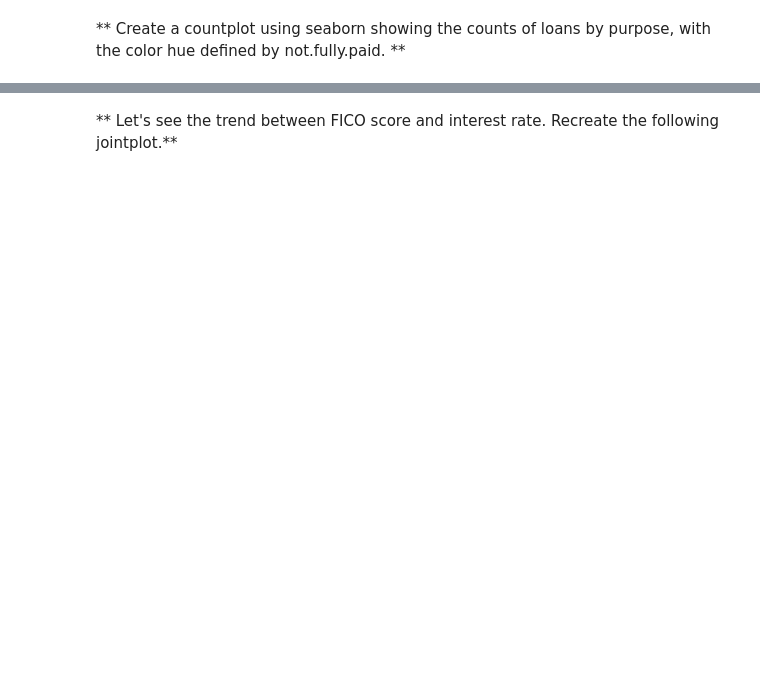
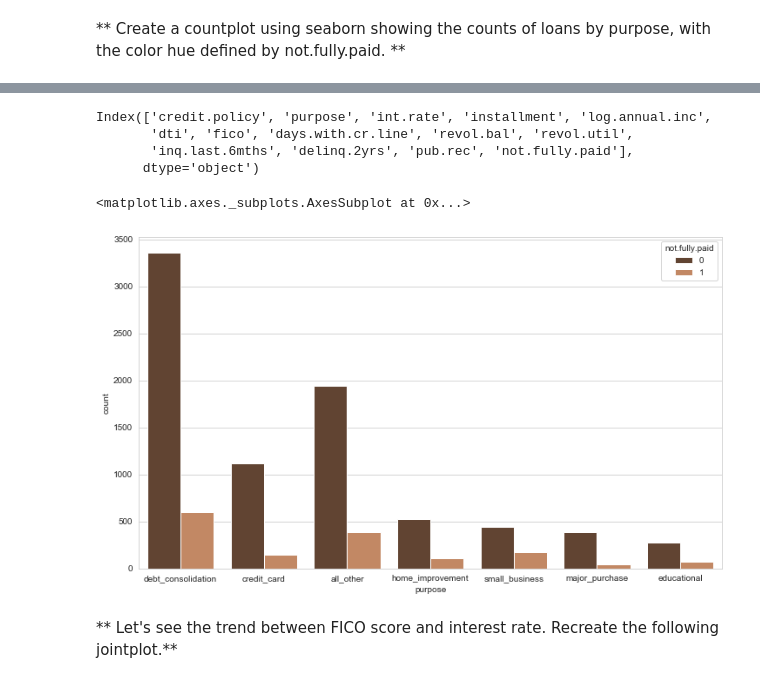
Before and after one commit to prashantfb65/code_practise, a Jupyter notebook: machine_learning/Project_DT_RF.ipynb, the cells around one changed output, grey strips where cells are left out. Drawn from its saved outputs; the diff is of its cells as text; code cells hidden in the pictures; blank space fills up the shorter version.

```diff
--- a/machine_learning/Project_DT_RF.ipynb
+++ b/machine_learning/Project_DT_RF.ipynb
@@ -134,2 +126,34 @@ Text(0.5, 0, 'FICO')
+# %%
+df.columns
+# %% [output]
+Index(['credit.policy', 'purpose', 'int.rate', 'installment', 'log.annual.inc',
+       'dti', 'fico', 'days.with.cr.line', 'revol.bal', 'revol.util',
+       'inq.last.6mths', 'delinq.2yrs', 'pub.rec', 'not.fully.paid'],
+      dtype='object')
+# %%
+plt.figure(figsize=(12,7))
+sns.countplot(x='purpose',hue='not.fully.paid' ,data=df, palette='copper')
+
+# Accent, Accent_r, Blues, Blues_r, BrBG, BrBG_r, BuGn, BuGn_r, BuPu, BuPu_r, CMRmap,
+# CMRmap_r, Dark2, Dark2_r, GnBu, GnBu_r, Greens, Greens_r, Greys, Greys_r, OrRd, OrRd_r,
+# Oranges, Oranges_r, PRGn, PRGn_r, Paired, Paired_r, Pastel1, Pastel1_r, Pastel2,
+# Pastel2_r, PiYG, PiYG_r, PuBu, PuBuGn, PuBuGn_r, PuBu_r, PuOr, PuOr_r, PuRd, PuRd_r,
+# Purples, Purples_r, RdBu, RdBu_r, RdGy, RdGy_r, RdPu, RdPu_r, RdYlBu, RdYlBu_r, RdYlGn,
+# RdYlGn_r, Reds, Reds_r, Set1, Set1_r, Set2, Set2_r, Set3, Set3_r, Spectral, Spectral_r,
+# Wistia, Wistia_r, YlGn, YlGnBu, YlGnBu_r, YlGn_r, YlOrBr, YlOrBr_r, YlOrRd, YlOrRd_r,
+# afmhot, afmhot_r, autumn, autumn_r, binary, binary_r, bone, bone_r, brg, brg_r, bwr,
+# bwr_r, cividis, cividis_r, cool, cool_r, coolwarm, coolwarm_r, copper, copper_r,
+# cubehelix, cubehelix_r, flag, flag_r, gist_earth, gist_earth_r, gist_gray, gist_gray_r,
+# gist_heat, gist_heat_r, gist_ncar, gist_ncar_r, gist_rainbow, gist_rainbow_r, gist_stern,
+# gist_stern_r, gist_yarg, gist_yarg_r, gnuplot, gnuplot2, gnuplot2_r, gnuplot_r, gray,
+# gray_r, hot, hot_r, hsv, hsv_r, icefire, icefire_r, inferno, inferno_r, jet, jet_r,
+# magma, magma_r, mako, mako_r, nipy_spectral, nipy_spectral_r, ocean, ocean_r, pink,
+# pink_r, plasma, plasma_r, prism, prism_r, rainbow, rainbow_r, rocket, rocket_r, seismic,
+# seismic_r, spring, spring_r, summer, summer_r, tab10, tab10_r, tab20, tab20_r, tab20b,
+# tab20b_r, tab20c, tab20c_r, terrain, terrain_r, twilight, twilight_r, twilight_shifted,
+# twilight_shifted_r, viridis, viridis_r, vlag, vlag_r, winter, winter_r
+# %% [output]
+<matplotlib.axes._subplots.AxesSubplot at 0x...>
+[figure, added]
 # %% [markdown]
 ** Let's see the trend between FICO score and interest rate. Recreate the following jointplot.**
```
Also changed, not shown: parts of 32 cells of this notebook, 7 other files.
